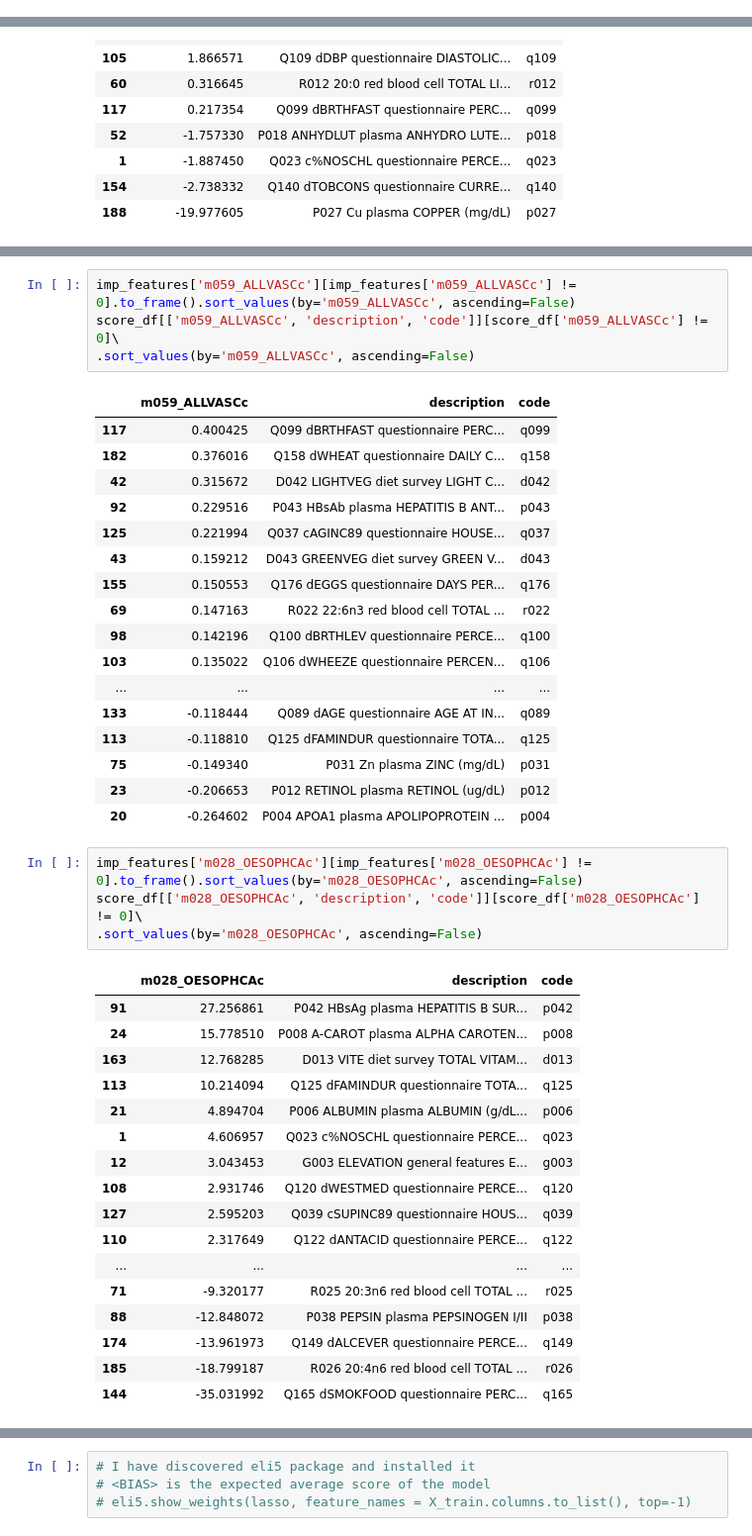
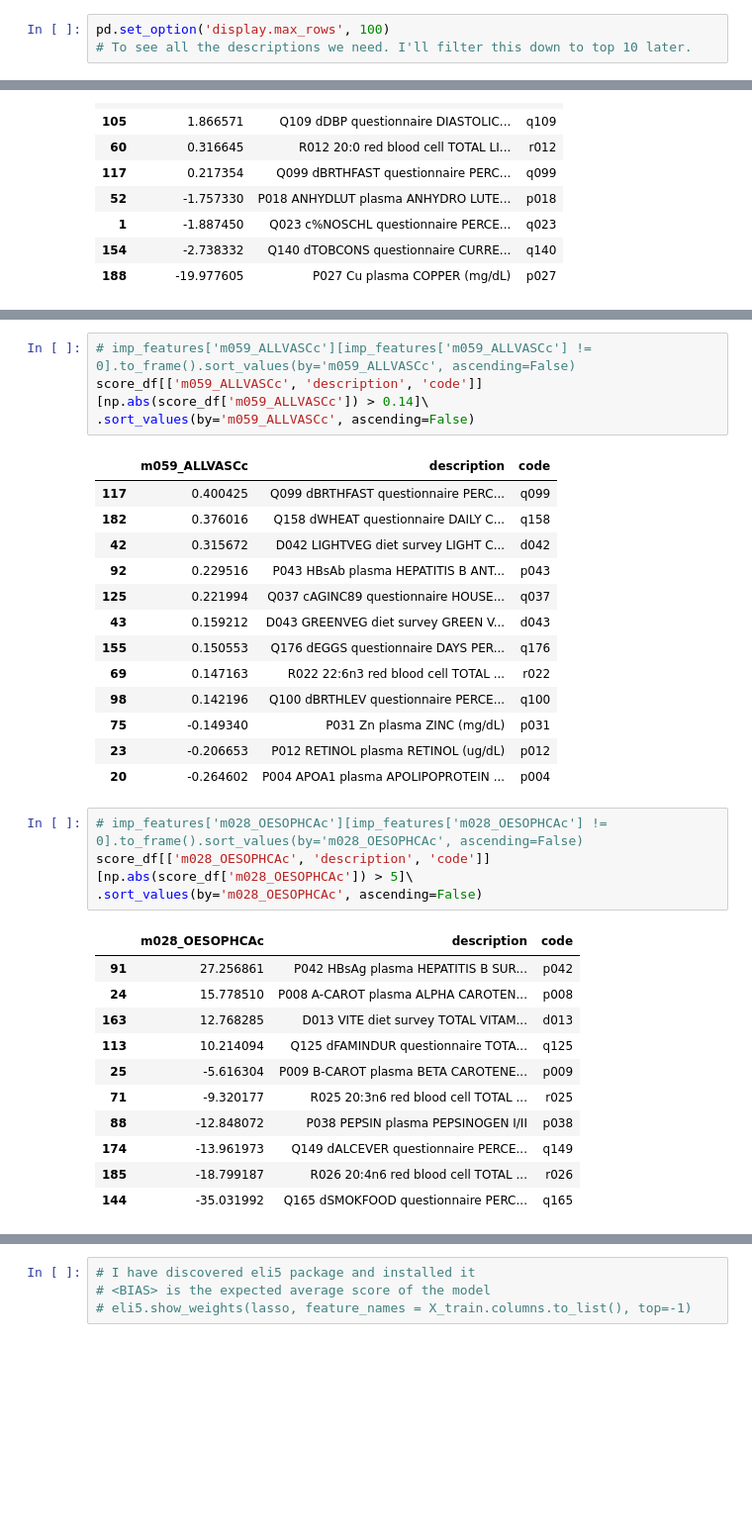
Before and after one commit to colbytse/community_health_project, a Jupyter notebook: modeling-ct.ipynb, the cells around one changed output, grey strips where cells are left out. Shown at 99% size. Cells and saved outputs as stored; diff of their text form; blank space fills up the shorter version.

Commit message:
Modified feature importance tables to display only highest values

```diff
--- a/modeling-ct.ipynb
+++ b/modeling-ct.ipynb
@@ -385,6 +382,9 @@ score_df.head(2)
 |  | m010_NONMEDc | m005_ALL35_69 | m008_MEDICALc | m065_STROKEc | m023_ALLCAc | m059_ALLVASCc | m028_OESOPHCAc | ... |
 | 0 | 7.084762 | 0.000000 | -0.0 | 0.00000 | -0.000000 | 0.000000 | -0.000000 | ... |
 | 1 | 5.215087 | 0.087319 | 0.0 | -1.88745 | 0.056419 | -0.047364 | 4.606957 | ... |
+# %%
+pd.set_option('display.max_rows', 100)
+# To see all the descriptions we need. I'll filter this down to top 10 later.
 # %%
 # This filtering will show only non-zero scores;
 # showing the weights of what the lasso regression actually used and how.
@@ -463,6 +466,6 @@ score_df[['m023_ALLCAc', 'description', 'code']][score_df['m023_ALLCAc'] != 0]\
 # %%
-imp_features['m059_ALLVASCc'][imp_features['m059_ALLVASCc'] != 0].to_frame().sort_values(by='m059_ALLVASCc', ascending=False)
-score_df[['m059_ALLVASCc', 'description', 'code']][score_df['m059_ALLVASCc'] != 0]\
+# imp_features['m059_ALLVASCc'][imp_features['m059_ALLVASCc'] != 0].to_frame().sort_values(by='m059_ALLVASCc', ascending=False)
+score_df[['m059_ALLVASCc', 'description', 'code']][np.abs(score_df['m059_ALLVASCc']) > 0.14]\
 .sort_values(by='m059_ALLVASCc', ascending=False)
 # %% [output]
 |  | m059_ALLVASCc | description | code |
@@ -475,30 +478,20 @@ score_df[['m059_ALLVASCc', 'description', 'code']][score_df['m059_ALLVASCc'] !=
 | 155 | 0.150553 | Q176 dEGGS questionnaire DAYS PER... | q176 |
 | 69 | 0.147163 | R022 22:6n3 red blood cell TOTAL ... | r022 |
 | 98 | 0.142196 | Q100 dBRTHLEV questionnaire PERCE... | q100 |
-| 103 | 0.135022 | Q106 dWHEEZE questionnaire PERCEN... | q106 |
-| ... | ... | ... | ... |
-| 133 | -0.118444 | Q089 dAGE questionnaire AGE AT IN... | q089 |
-| 113 | -0.118810 | Q125 dFAMINDUR questionnaire TOTA... | q125 |
 | 75 | -0.149340 | P031 Zn plasma ZINC (mg/dL) | p031 |
 | 23 | -0.206653 | P012 RETINOL plasma RETINOL (ug/dL) | p012 |
 | 20 | -0.264602 | P004 APOA1 plasma APOLIPOPROTEIN ... | p004 |
 # %%
-imp_features['m028_OESOPHCAc'][imp_features['m028_OESOPHCAc'] != 0].to_frame().sort_values(by='m028_OESOPHCAc', ascending=False)
-score_df[['m028_OESOPHCAc', 'description', 'code']][score_df['m028_OESOPHCAc'] != 0]\
+# imp_features['m028_OESOPHCAc'][imp_features['m028_OESOPHCAc'] != 0].to_frame().sort_values(by='m028_OESOPHCAc', ascending=False)
+score_df[['m028_OESOPHCAc', 'description', 'code']][np.abs(score_df['m028_OESOPHCAc']) > 5]\
 .sort_values(by='m028_OESOPHCAc', ascending=False)
 # %% [output]
 |  | m028_OESOPHCAc | description | code |
 | 91 | 27.256861 | P042 HBsAg plasma HEPATITIS B SUR... | p042 |
 | 24 | 15.778510 | P008 A-CAROT plasma ALPHA CAROTEN... | p008 |
 | 163 | 12.768285 | D013 VITE diet survey TOTAL VITAM... | d013 |
 | 113 | 10.214094 | Q125 dFAMINDUR questionnaire TOTA... | q125 |
-| 21 | 4.894704 | P006 ALBUMIN plasma ALBUMIN (g/dL... | p006 |
-| 1 | 4.606957 | Q023 c%NOSCHL questionnaire PERCE... | q023 |
-| 12 | 3.043453 | G003 ELEVATION general features E... | g003 |
-| 108 | 2.931746 | Q120 dWESTMED questionnaire PERCE... | q120 |
-| 127 | 2.595203 | Q039 cSUPINC89 questionnaire HOUS... | q039 |
-| 110 | 2.317649 | Q122 dANTACID questionnaire PERCE... | q122 |
-| ... | ... | ... | ... |
+| 25 | -5.616304 | P009 B-CAROT plasma BETA CAROTENE... | p009 |
 | 71 | -9.320177 | R025 20:3n6 red blood cell TOTAL ... | r025 |
 | 88 | -12.848072 | P038 PEPSIN plasma PEPSINOGEN I/II | p038 |
 | 174 | -13.961973 | Q149 dALCEVER questionnaire PERCE... | q149 |
```
Also changed, not shown: parts of 19 cells of this notebook.
